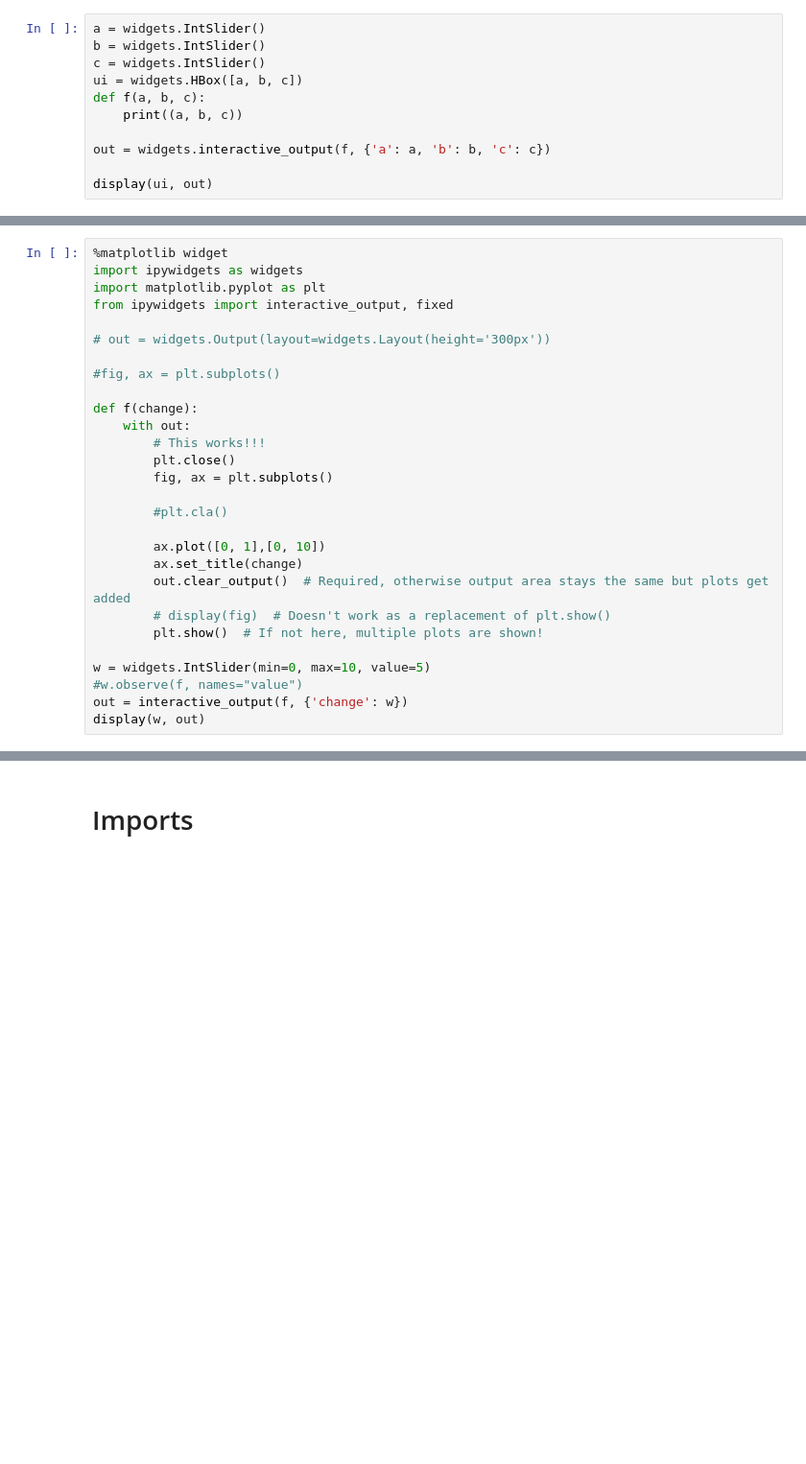
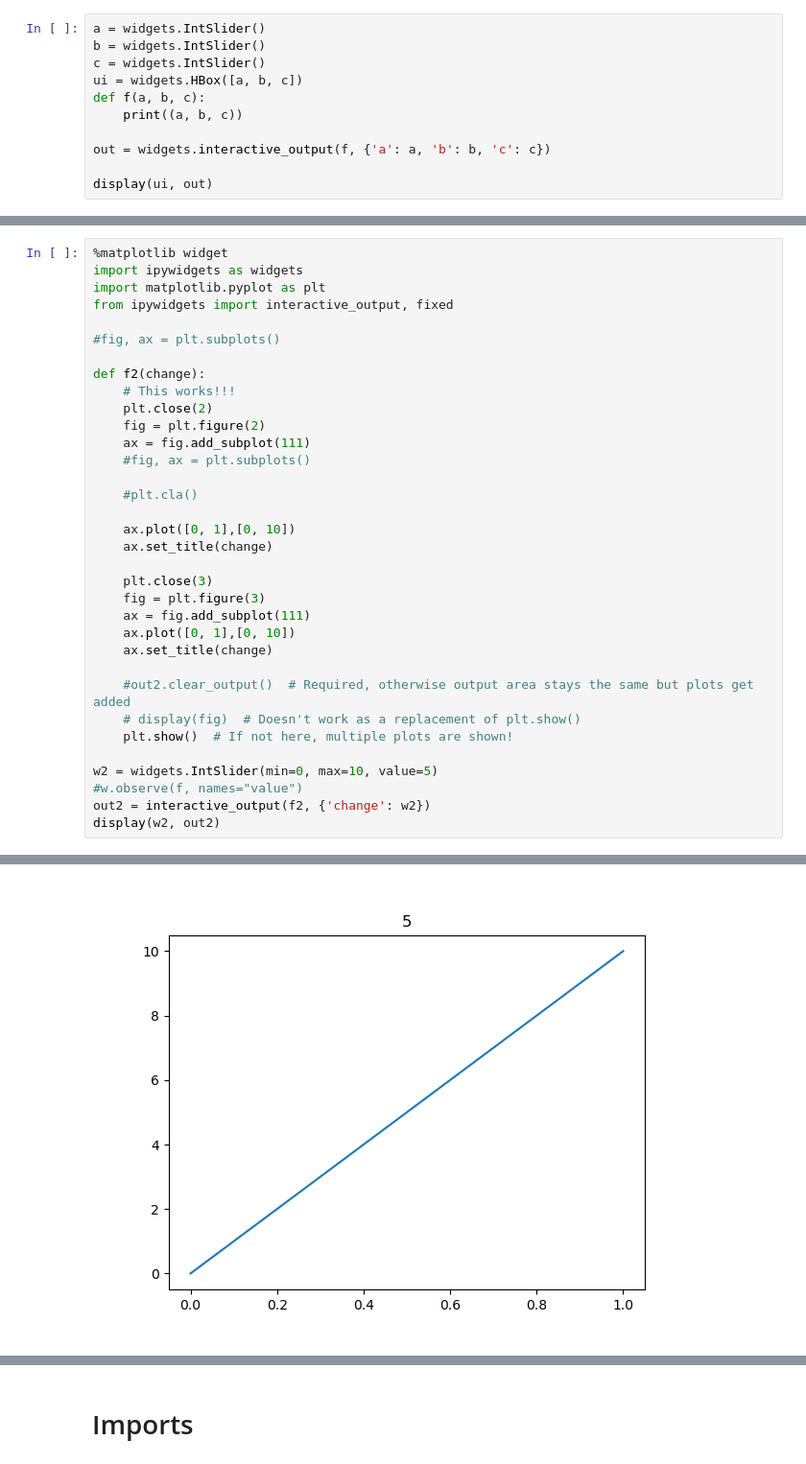
Before and after one commit to antmaier/Projet-de-Master, a Jupyter notebook: UnderstandingGillespieAlgorithm.ipynb, the cells around one changed output, grey strips where cells are left out. Shown at 96% size. Saved outputs shown, nothing was run; the diff lists cells and outputs as text; blank space fills up the shorter version.

Commit message:
Not clean version of multiple outputs, and multiple plots on 2nd output

```diff
--- a/UnderstandingGillespieAlgorithm.ipynb
+++ b/UnderstandingGillespieAlgorithm.ipynb
@@ -357,25 +387,32 @@ import ipywidgets as widgets
 import matplotlib.pyplot as plt
 from ipywidgets import interactive_output, fixed
 
-# out = widgets.Output(layout=widgets.Layout(height='300px'))
-
 #fig, ax = plt.subplots()
 
-def f(change):
-    with out:
-        # This works!!!
-        plt.close()
-        fig, ax = plt.subplots()
+def f2(change):
+    # This works!!!
+    plt.close(2)
+    fig = plt.figure(2)
+    ax = fig.add_subplot(111)
+    #fig, ax = plt.subplots()
 
-        #plt.cla()
+    #plt.cla()
 
-        ax.plot([0, 1],[0, 10])
-        ax.set_title(change)
-        out.clear_output()  # Required, otherwise output area stays the same but plots get added
-        # display(fig)  # Doesn't work as a replacement of plt.show()
-        plt.show()  # If not here, multiple plots are shown!
+    ax.plot([0, 1],[0, 10])
+    ax.set_title(change)
 
-w = widgets.IntSlider(min=0, max=10, value=5)
+    plt.close(3)
+    fig = plt.figure(3)
+    ax = fig.add_subplot(111)
+    ax.plot([0, 1],[0, 10])
+    ax.set_title(change)
+
+    #out2.clear_output()  # Required, otherwise output area stays the same but plots get added
+    # display(fig)  # Doesn't work as a replacement of plt.show()
+    plt.show()  # If not here, multiple plots are shown!
+
+w2 = widgets.IntSlider(min=0, max=10, value=5)
 #w.observe(f, names="value")
-out = interactive_output(f, {'change': w})
-display(w, out)
+out2 = interactive_output(f2, {'change': w2})
+display(w2, out2)
+# %% [output]
@@ -381,0 +421 @@ display(w, out)
+[figure, added]
```
Also changed, not shown: parts of 5 cells of this notebook.
